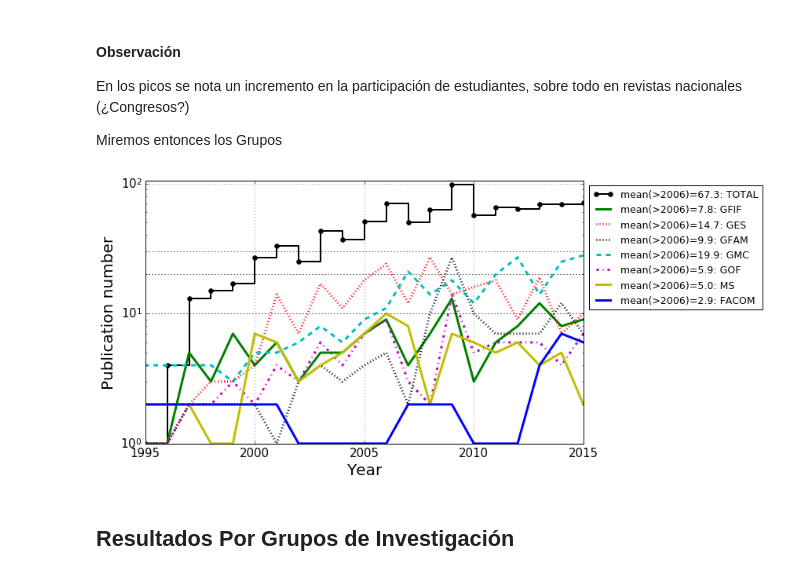
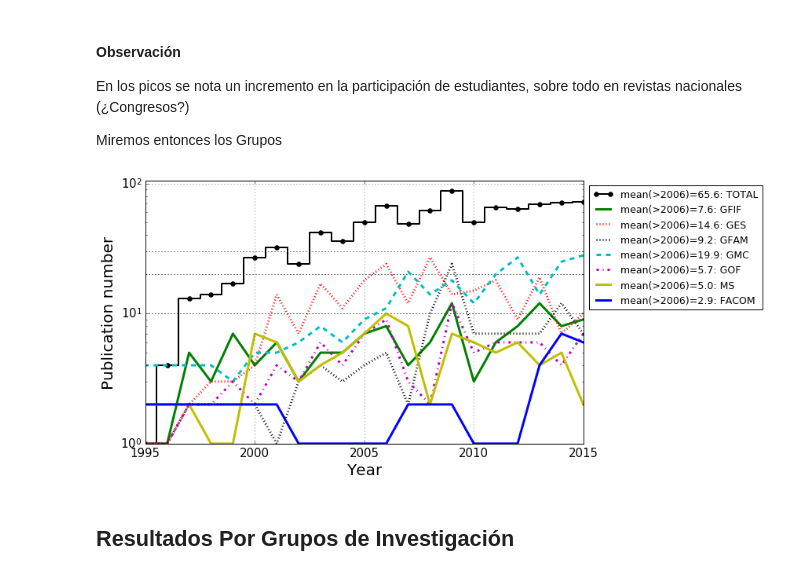
Before and after one commit to restrepo/indicadores, a Jupyter notebook: Indicadores-articulos.ipynb, the cells around one changed output. Drawn from its saved outputs; the diff is of its cells as text; code cells hidden in the pictures.

```diff
--- a/Indicadores-articulos.ipynb
+++ b/Indicadores-articulos.ipynb
@@ -181 +199,5 @@ Index([u'Year', u'Type', u'Authors', u'Publication', u'Volume', u'Pages',
+# %%
+#Already deleted in Google Profile
+for i in df[np.logical_and(df['Institution Authors'].str.contains('Romano'),df.Year<2011)].index:
+    df.DOI.ix[i]='Not DOI';df.ISSN.ix[i]='0000-0000'
 # %% [markdown]
@@ -646,27 +709,27 @@ En los picos se nota un incremento en la participación de estudiantes, sobre to
 Miremos entonces los Grupos
 # %%
 #http://stackoverflow.com/a/15191183/2268280
-plt.step(rdf.year,rdf.articles,'ko',lw=2,label='mean(>2006)=%.1F: TOTAL'  %rdf[rdf.year>2006].articles.mean(), )
+plt.step(rdf.year,rdf.articles,'ko',lw=2,label='mean(>2006)=%.1F: TOTAL'  %rdf[rdf.year>2006].articles.mean(), where='mid')
 GT=np.zeros(21)
 plt.xscale('linear')
 plt.yscale('log')
 for g in grupos:
     GT=GT+rdf[g]
     #drawstyle='steps-mid',
     plt.plot(rdf.year,rdf[g],s[g],lw=3,label=u'mean(>2006)=%.1F: %s'  %( rdf[rdf.year>2006][g].mean(),g ) )
     #plt.semilogy(rdf.year,rdf[g],'k.',lw=2)
 
 #plt.semilogy(rdf.year,GT ,label='Suma')    #crosscheck
 plt.hlines(10,1995,2015,linestyles=':')
 plt.hlines(20,1995,2015,linestyles=':')
 plt.hlines(30,1995,2015,linestyles=':')
 plt.ylim(1,105)
 plt.legend(bbox_to_anchor=(1.42, 1),loc='upper right',fontsize='small')
 plt.xlabel('Year',size=20)
 plt.ylabel('Publication number',size=20)
 plt.grid()
 # %% [output]
-[figure, old version]
+[figure, new version]
 # %% [markdown]
 ## Resultados Por Grupos de Investigación
 # %% [markdown]
```
Also changed, not shown: parts of 46 cells of this notebook, 3 other files.
